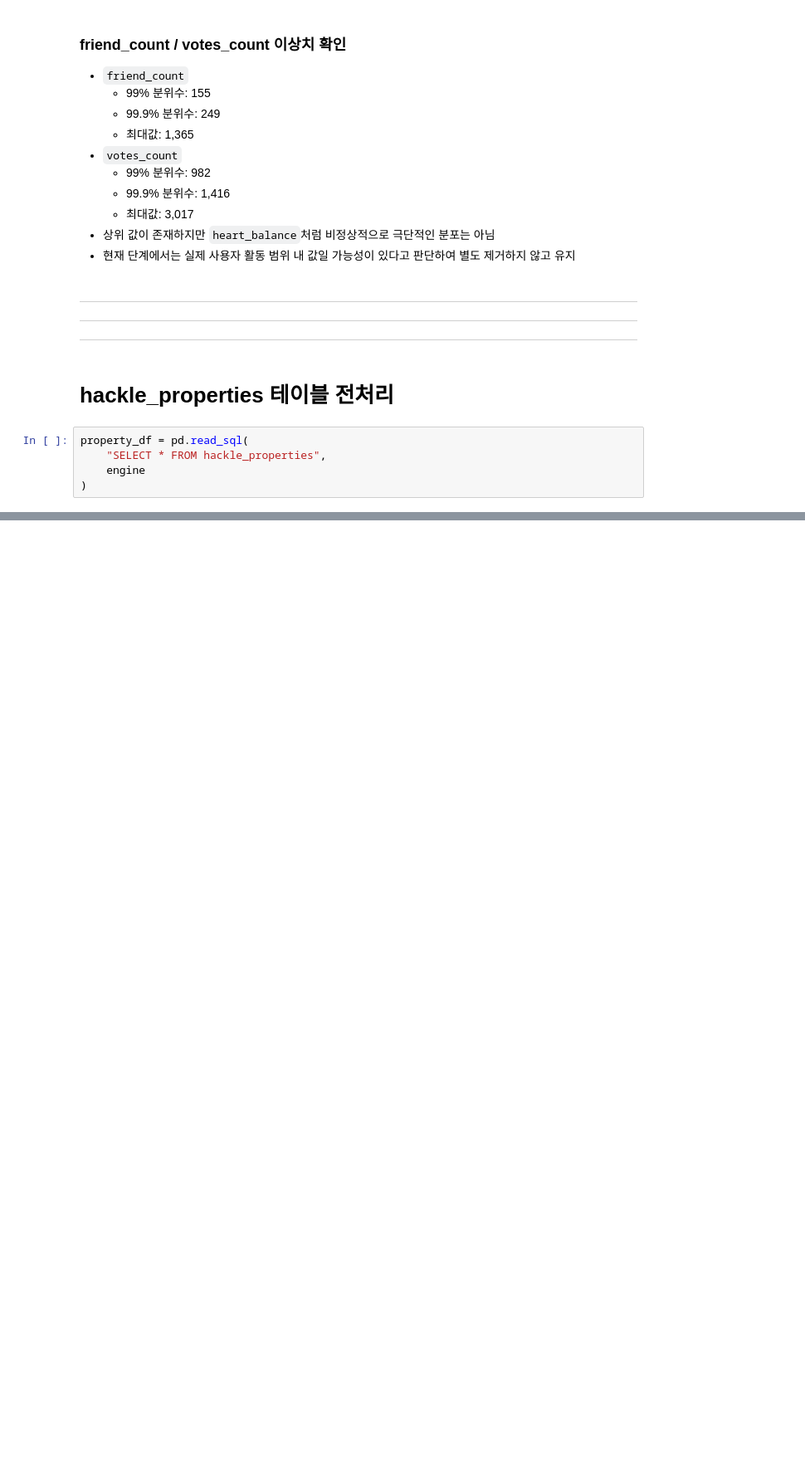
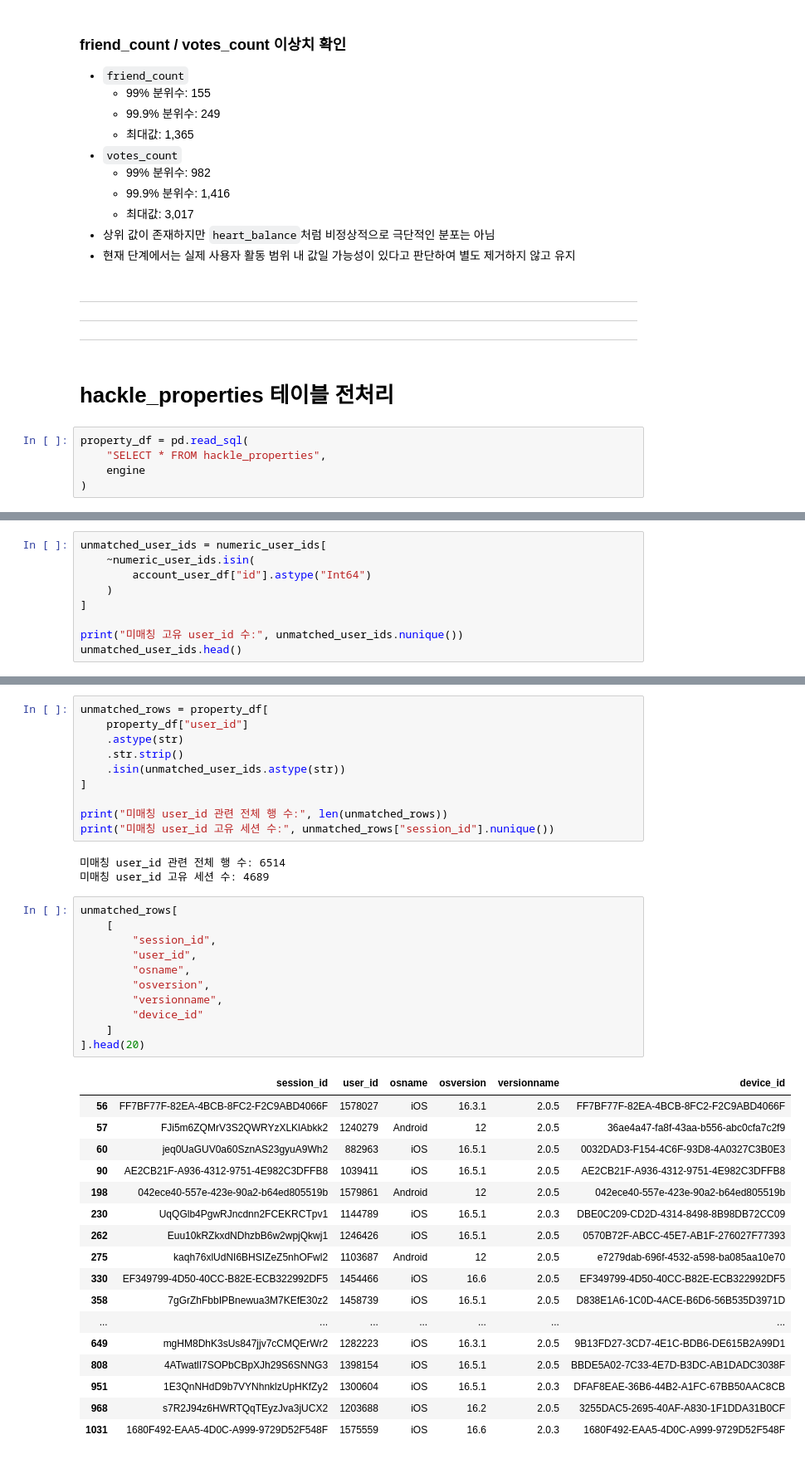
Before and after one commit to DA15-Lab/team4-final-project, a Jupyter notebook: notebooks/preprocessing/prep-hackle.ipynb, the cells around one changed output, grey strips where cells are left out. Shown at 83% size. Saved outputs shown, nothing was run; the diff lists cells and outputs as text; blank space fills up the shorter version.

```diff
--- a/notebooks/preprocessing/prep-hackle.ipynb
+++ b/notebooks/preprocessing/prep-hackle.ipynb
@@ -718,0 +852,9 @@ property_df = pd.read_sql(
+# %%
+unmatched_user_ids = numeric_user_ids[
+    ~numeric_user_ids.isin(
+        account_user_df["id"].astype("Int64")
+    )
+]
+
+print("미매칭 고유 user_id 수:", unmatched_user_ids.nunique())
+unmatched_user_ids.head()
@@ -718,0 +869,42 @@ property_df = pd.read_sql(
+# %%
+unmatched_rows = property_df[
+    property_df["user_id"]
+    .astype(str)
+    .str.strip()
+    .isin(unmatched_user_ids.astype(str))
+]
+
+print("미매칭 user_id 관련 전체 행 수:", len(unmatched_rows))
+print("미매칭 user_id 고유 세션 수:", unmatched_rows["session_id"].nunique())
+# %% [output]
+미매칭 user_id 관련 전체 행 수: 6514
+미매칭 user_id 고유 세션 수: 4689
+# %%
+unmatched_rows[
+    [
+        "session_id",
+        "user_id",
+        "osname",
+        "osversion",
+        "versionname",
+        "device_id"
+    ]
+].head(20)
+# %% [output]
+|  | session_id | user_id | osname | osversion | versionname | device_id |
+| 56 | FF7BF77F-82EA-4BCB-8FC2-F2C9ABD4066F | 1578027 | iOS | 16.3.1 | 2.0.5 | FF7BF77F-82EA-4BCB-8FC2-F2C9ABD4066F |
+| 57 | FJi5m6ZQMrV3S2QWRYzXLKlAbkk2 | 1240279 | Android | 12 | 2.0.5 | 36ae4a47-fa8f-43aa-b556-abc0cfa7c2f9 |
+| 60 | jeq0UaGUV0a60SznAS23gyuA9Wh2 | 882963 | iOS | 16.5.1 | 2.0.5 | 0032DAD3-F154-4C6F-93D8-4A0327C3B0E3 |
+| 90 | AE2CB21F-A936-4312-9751-4E982C3DFFB8 | 1039411 | iOS | 16.5.1 | 2.0.5 | AE2CB21F-A936-4312-9751-4E982C3DFFB8 |
+| 198 | 042ece40-557e-423e-90a2-b64ed805519b | 1579861 | Android | 12 | 2.0.5 | 042ece40-557e-423e-90a2-b64ed805519b |
+| 230 | UqQGlb4PgwRJncdnn2FCEKRCTpv1 | 1144789 | iOS | 16.5.1 | 2.0.3 | DBE0C209-CD2D-4314-8498-8B98DB72CC09 |
+| 262 | Euu10kRZkxdNDhzbB6w2wpjQkwj1 | 1246426 | iOS | 16.5.1 | 2.0.5 | 0570B72F-ABCC-45E7-AB1F-276027F77393 |
+| 275 | kaqh76xlUdNI6BHSIZeZ5nhOFwl2 | 1103687 | Android | 12 | 2.0.5 | e7279dab-696f-4532-a598-ba085aa10e70 |
+| 330 | EF349799-4D50-40CC-B82E-ECB322992DF5 | 1454466 | iOS | 16.6 | 2.0.5 | EF349799-4D50-40CC-B82E-ECB322992DF5 |
+| 358 | 7gGrZhFbbIPBnewua3M7KEfE30z2 | 1458739 | iOS | 16.5.1 | 2.0.5 | D838E1A6-1C0D-4ACE-B6D6-56B535D3971D |
+| ... | ... | ... | ... | ... | ... | ... |
+| 649 | mgHM8DhK3sUs847jjv7cCMQErWr2 | 1282223 | iOS | 16.3.1 | 2.0.5 | 9B13FD27-3CD7-4E1C-BDB6-DE615B2A99D1 |
+| 808 | 4ATwatlI7SOPbCBpXJh29S6SNNG3 | 1398154 | iOS | 16.5.1 | 2.0.5 | BBDE5A02-7C33-4E7D-B3DC-AB1DADC3038F |
+| 951 | 1E3QnNHdD9b7VYNhnklzUpHKfZy2 | 1300604 | iOS | 16.5.1 | 2.0.3 | DFAF8EAE-36B6-44B2-A1FC-67BB50AAC8CB |
+| 968 | s7R2J94z6HWRTQqTEyzJva3jUCX2 | 1203688 | iOS | 16.2 | 2.0.5 | 3255DAC5-2695-40AF-A830-1F1DDA31B0CF |
+| 1031 | 1680F492-EAA5-4D0C-A999-9729D52F548F | 1575559 | iOS | 16.6 | 2.0.3 | 1680F492-EAA5-4D0C-A999-9729D52F548F |
```
Also changed, not shown: parts of 29 cells of this notebook.
